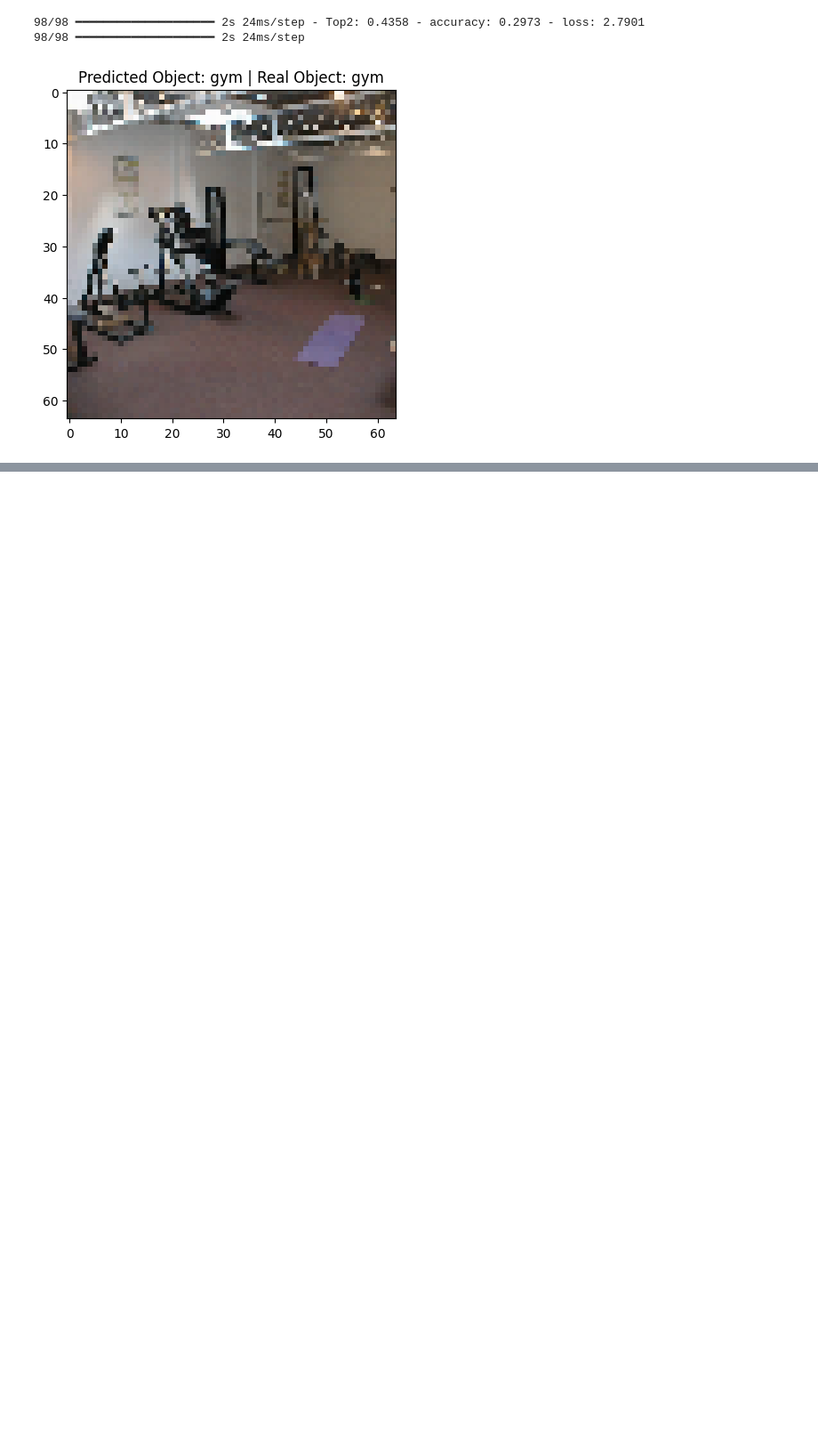
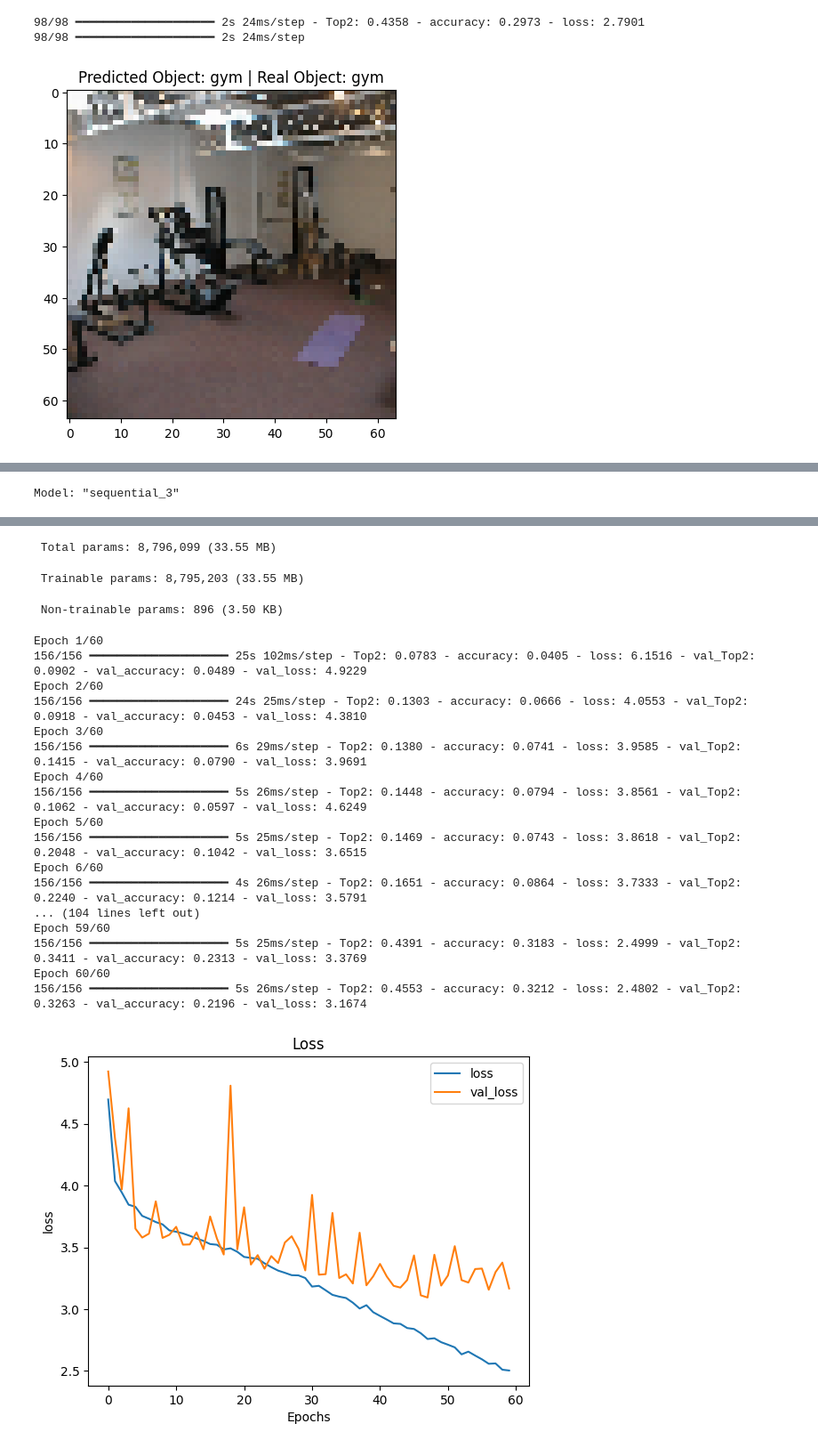
Before and after one commit to KlymentievMaksym/IntelOb, a Jupyter notebook: Lab3/Lab3_.ipynb, the cells around one changed output, grey strips where cells are left out. Shown at 89% size. Saved outputs shown, nothing was run; the diff lists cells and outputs as text; code cells hidden in the pictures; blank space fills up the shorter version.

```diff
--- a/Lab3/Lab3_.ipynb
+++ b/Lab3/Lab3_.ipynb
@@ -945,0 +1117,33 @@ predict(model, 64, 30)
+# %%
+model4 = tf.keras.models.Sequential(
+    [
+        layers.Input(shape=(*size, 3)),
+
+        layers.Conv2D(64, (3, 3), activation='relu', padding='same'),
+        layers.BatchNormalization(),
+        layers.MaxPooling2D(2, 2),
+
+        layers.Conv2D(128, (3, 3), activation='relu', padding='same'),
+        layers.BatchNormalization(),
+        layers.MaxPooling2D(2, 2),
+        layers.Dropout(0.3),
+
+        layers.Conv2D(256, (3, 3), activation='relu', padding='same'),
+        layers.BatchNormalization(),
+        layers.MaxPooling2D(2, 2),
+        layers.Dropout(0.4),
+
+        layers.Flatten(),
+        layers.Dense(512, activation='relu'),
+        layers.Dropout(0.5),
+        layers.Dense(y_test.shape[1], activation='softmax')
+    ]
+)
+
+model4.summary()
+model4.compile(optimizer=tf.keras.optimizers.Adam(learning_rate=0.001),
+              loss=tf.keras.losses.CategoricalCrossentropy(),
+              metrics=['accuracy', tf.keras.metrics.TopKCategoricalAccuracy(k=2, name="Top2")])
+predict(model4, 64, 60)
+# %% [output]
+Model: "sequential_3"
@@ -945,0 +1167,21 @@ predict(model, 64, 30)
+ Total params: 8,796,099 (33.55 MB)
+ Trainable params: 8,795,203 (33.55 MB)
+ Non-trainable params: 896 (3.50 KB)
+Epoch 1/60
+156/156 ━━━━━━━━━━━━━━━━━━━━ 25s 102ms/step - Top2: 0.0783 - accuracy: 0.0405 - loss: 6.1516 - val_Top2: 0.0902 - val_accuracy: 0.0489 - val_loss: 4.9229
+Epoch 2/60
+156/156 ━━━━━━━━━━━━━━━━━━━━ 24s 25ms/step - Top2: 0.1303 - accuracy: 0.0666 - loss: 4.0553 - val_Top2: 0.0918 - val_accuracy: 0.0453 - val_loss: 4.3810
+Epoch 3/60
+156/156 ━━━━━━━━━━━━━━━━━━━━ 6s 29ms/step - Top2: 0.1380 - accuracy: 0.0741 - loss: 3.9585 - val_Top2: 0.1415 - val_accuracy: 0.0790 - val_loss: 3.9691
+Epoch 4/60
+156/156 ━━━━━━━━━━━━━━━━━━━━ 5s 26ms/step - Top2: 0.1448 - accuracy: 0.0794 - loss: 3.8561 - val_Top2: 0.1062 - val_accuracy: 0.0597 - val_loss: 4.6249
+Epoch 5/60
+156/156 ━━━━━━━━━━━━━━━━━━━━ 5s 25ms/step - Top2: 0.1469 - accuracy: 0.0743 - loss: 3.8618 - val_Top2: 0.2048 - val_accuracy: 0.1042 - val_loss: 3.6515
+Epoch 6/60
+156/156 ━━━━━━━━━━━━━━━━━━━━ 4s 26ms/step - Top2: 0.1651 - accuracy: 0.0864 - loss: 3.7333 - val_Top2: 0.2240 - val_accuracy: 0.1214 - val_loss: 3.5791
+... (104 lines left out)
+Epoch 59/60
+156/156 ━━━━━━━━━━━━━━━━━━━━ 5s 25ms/step - Top2: 0.4391 - accuracy: 0.3183 - loss: 2.4999 - val_Top2: 0.3411 - val_accuracy: 0.2313 - val_loss: 3.3769
+Epoch 60/60
+156/156 ━━━━━━━━━━━━━━━━━━━━ 5s 26ms/step - Top2: 0.4553 - accuracy: 0.3212 - loss: 2.4802 - val_Top2: 0.3263 - val_accuracy: 0.2196 - val_loss: 3.1674
+[figure, added]
```
Also changed, not shown: parts of 13 cells of this notebook.
